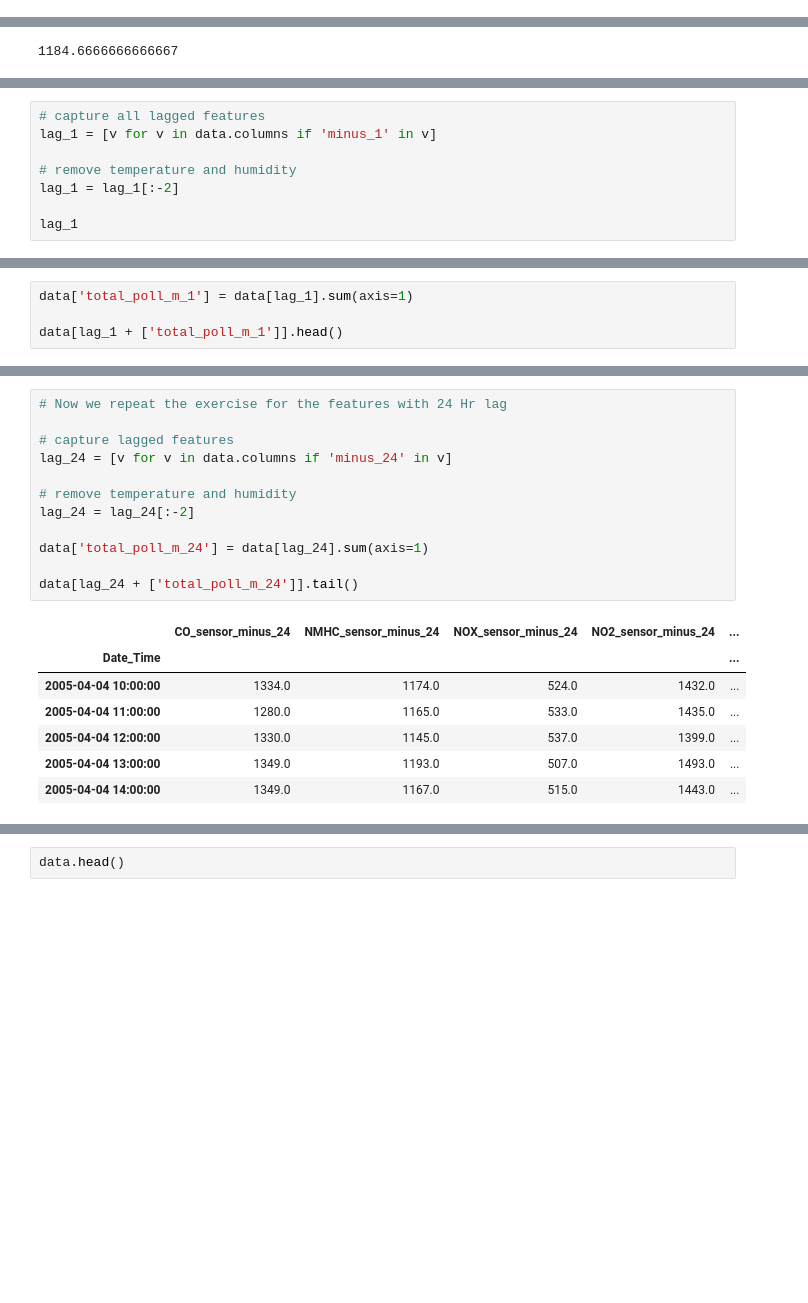
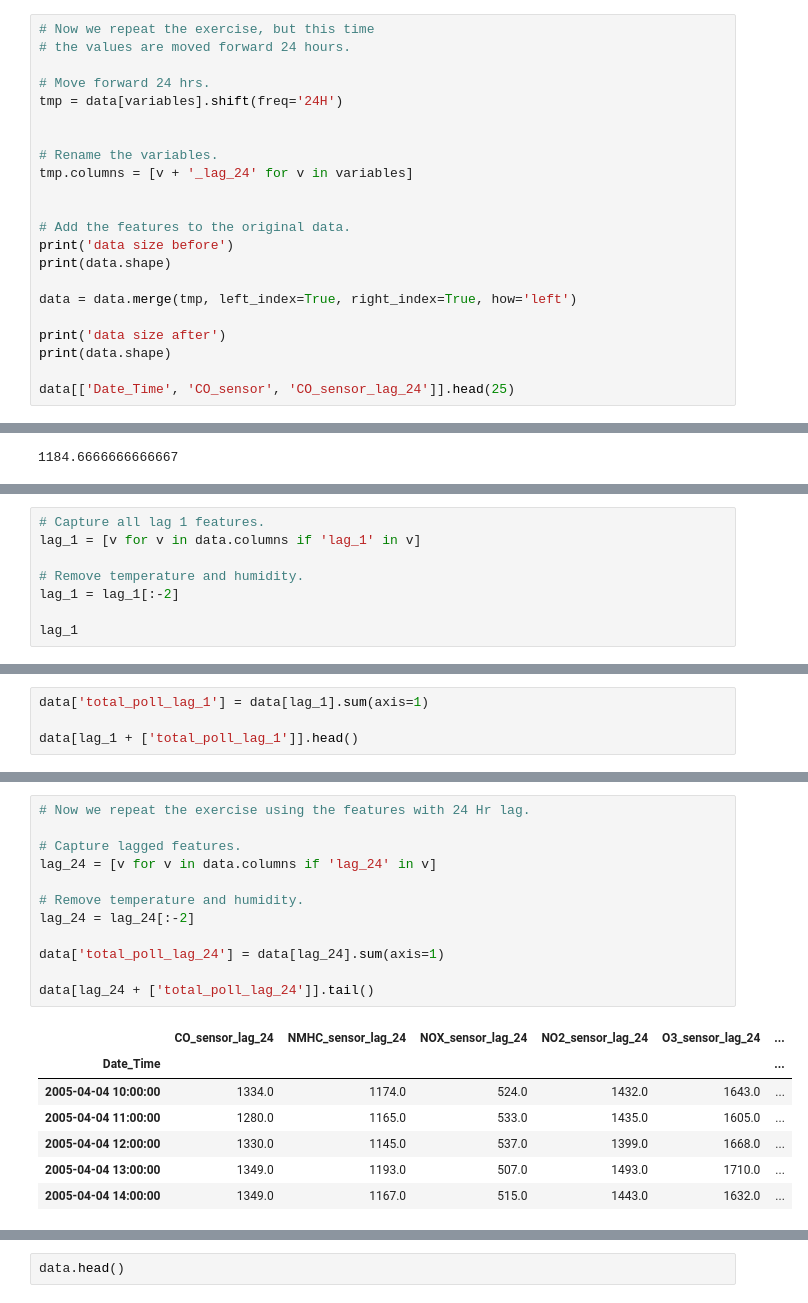
Before and after one commit to trainindata/feature-engineering-for-time-series-forecasting, a Jupyter notebook: 02-Time-Series-Forecasting/02-Forecasting-Air-Pollutants.ipynb, the cells around one changed output, grey strips where cells are left out. Saved outputs shown, nothing was run; the diff lists cells and outputs as text; blank space fills up the shorter version.

```diff
--- a/02-Time-Series-Forecasting/02-Forecasting-Air-Pollutants.ipynb
+++ b/02-Time-Series-Forecasting/02-Forecasting-Air-Pollutants.ipynb
@@ -720,0 +657,22 @@ Now we make some manual calculations to convince ourselves of the results.
+# %%
+# Now we repeat the exercise, but this time
+# the values are moved forward 24 hours.
+
+# Move forward 24 hrs.
+tmp = data[variables].shift(freq='24H')
+
+
+# Rename the variables.
+tmp.columns = [v + '_lag_24' for v in variables]
+
+
+# Add the features to the original data.
+print('data size before')
+print(data.shape)
+
+data = data.merge(tmp, left_index=True, right_index=True, how='left')
+
+print('data size after')
+print(data.shape)
+
+data[['Date_Time', 'CO_sensor', 'CO_sensor_lag_24']].head(25)
@@ -741,8 +810,8 @@ We only know the concentration of the pollutants up to 1 HR before the forecast
 # %%
-# capture all lagged features
-lag_1 = [v for v in data.columns if 'minus_1' in v]
+# Capture all lag 1 features.
+lag_1 = [v for v in data.columns if 'lag_1' in v]
 
-# remove temperature and humidity
+# Remove temperature and humidity.
 lag_1 = lag_1[:-2]
 
 lag_1
@@ -755,5 +824,5 @@ lag_1
 # %%
-data['total_poll_m_1'] = data[lag_1].sum(axis=1)
+data['total_poll_lag_1'] = data[lag_1].sum(axis=1)
 
-data[lag_1 + ['total_poll_m_1']].head()
+data[lag_1 + ['total_poll_lag_1']].head()
 # %% [output]
@@ -765,23 +834,23 @@ data[lag_1 + ['total_poll_m_1']].head()
 | 2004-04-04 03:00:00 | 1115.0 | 782.0 | 980.0 | 1500.0 | 752.0 | ... |
 | 2004-04-04 04:00:00 | 1124.0 | 793.0 | 965.0 | 1521.0 | 791.0 | ... |
 # %%
-# Now we repeat the exercise for the features with 24 Hr lag
+# Now we repeat the exercise using the features with 24 Hr lag.
 
-# capture lagged features
-lag_24 = [v for v in data.columns if 'minus_24' in v]
+# Capture lagged features.
+lag_24 = [v for v in data.columns if 'lag_24' in v]
 
-# remove temperature and humidity
+# Remove temperature and humidity.
 lag_24 = lag_24[:-2]
 
-data['total_poll_m_24'] = data[lag_24].sum(axis=1)
+data['total_poll_lag_24'] = data[lag_24].sum(axis=1)
 
-data[lag_24 + ['total_poll_m_24']].tail()
+data[lag_24 + ['total_poll_lag_24']].tail()
 # %% [output]
-|  | CO_sensor_minus_24 | NMHC_sensor_minus_24 | NOX_sensor_minus_24 | NO2_sensor_minus_24 | ... |
-| Date_Time |  |  |  |  | ... |
-| 2005-04-04 10:00:00 | 1334.0 | 1174.0 | 524.0 | 1432.0 | ... |
-| 2005-04-04 11:00:00 | 1280.0 | 1165.0 | 533.0 | 1435.0 | ... |
-| 2005-04-04 12:00:00 | 1330.0 | 1145.0 | 537.0 | 1399.0 | ... |
-| 2005-04-04 13:00:00 | 1349.0 | 1193.0 | 507.0 | 1493.0 | ... |
-| 2005-04-04 14:00:00 | 1349.0 | 1167.0 | 515.0 | 1443.0 | ... |
+|  | CO_sensor_lag_24 | NMHC_sensor_lag_24 | NOX_sensor_lag_24 | NO2_sensor_lag_24 | O3_sensor_lag_24 | ... |
+| Date_Time |  |  |  |  |  | ... |
+| 2005-04-04 10:00:00 | 1334.0 | 1174.0 | 524.0 | 1432.0 | 1643.0 | ... |
+| 2005-04-04 11:00:00 | 1280.0 | 1165.0 | 533.0 | 1435.0 | 1605.0 | ... |
+| 2005-04-04 12:00:00 | 1330.0 | 1145.0 | 537.0 | 1399.0 | 1668.0 | ... |
+| 2005-04-04 13:00:00 | 1349.0 | 1193.0 | 507.0 | 1493.0 | 1710.0 | ... |
+| 2005-04-04 14:00:00 | 1349.0 | 1167.0 | 515.0 | 1443.0 | 1632.0 | ... |
 # %% [markdown]
```
Also changed, not shown: parts of 152 cells of this notebook.
